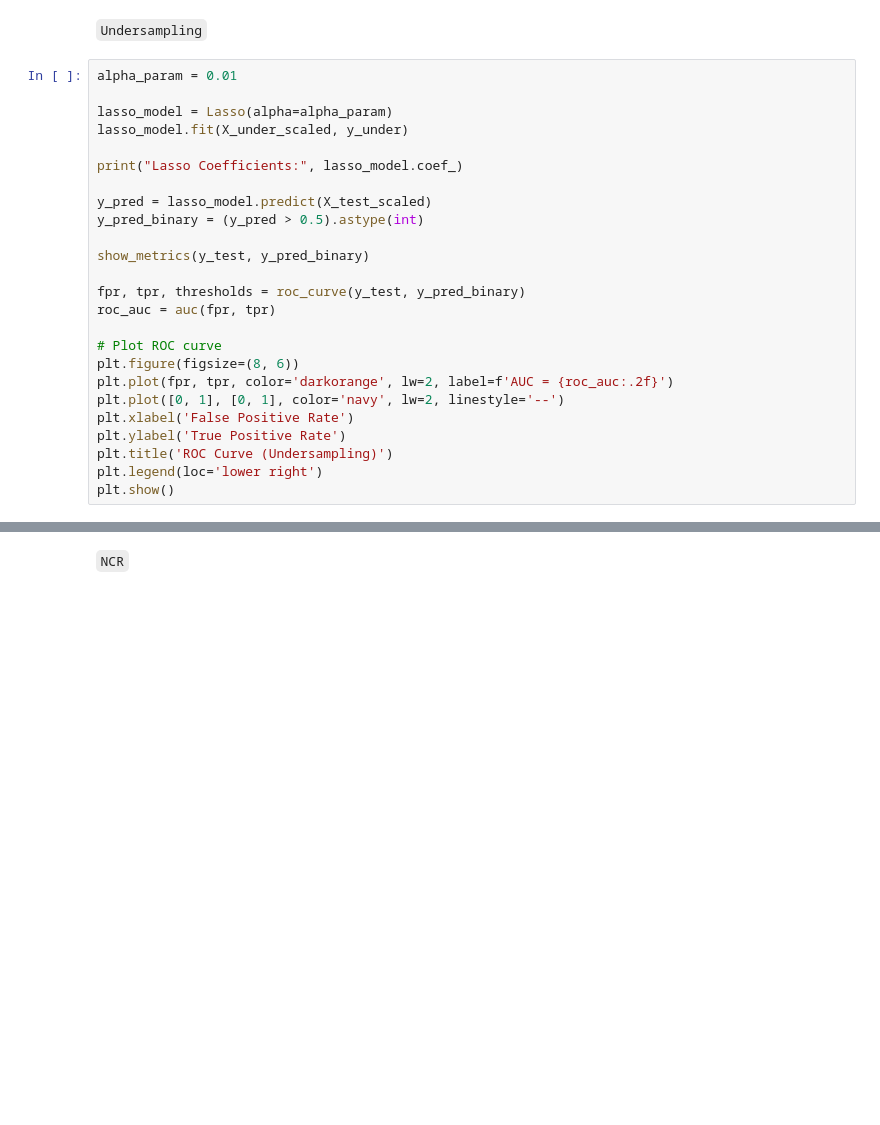
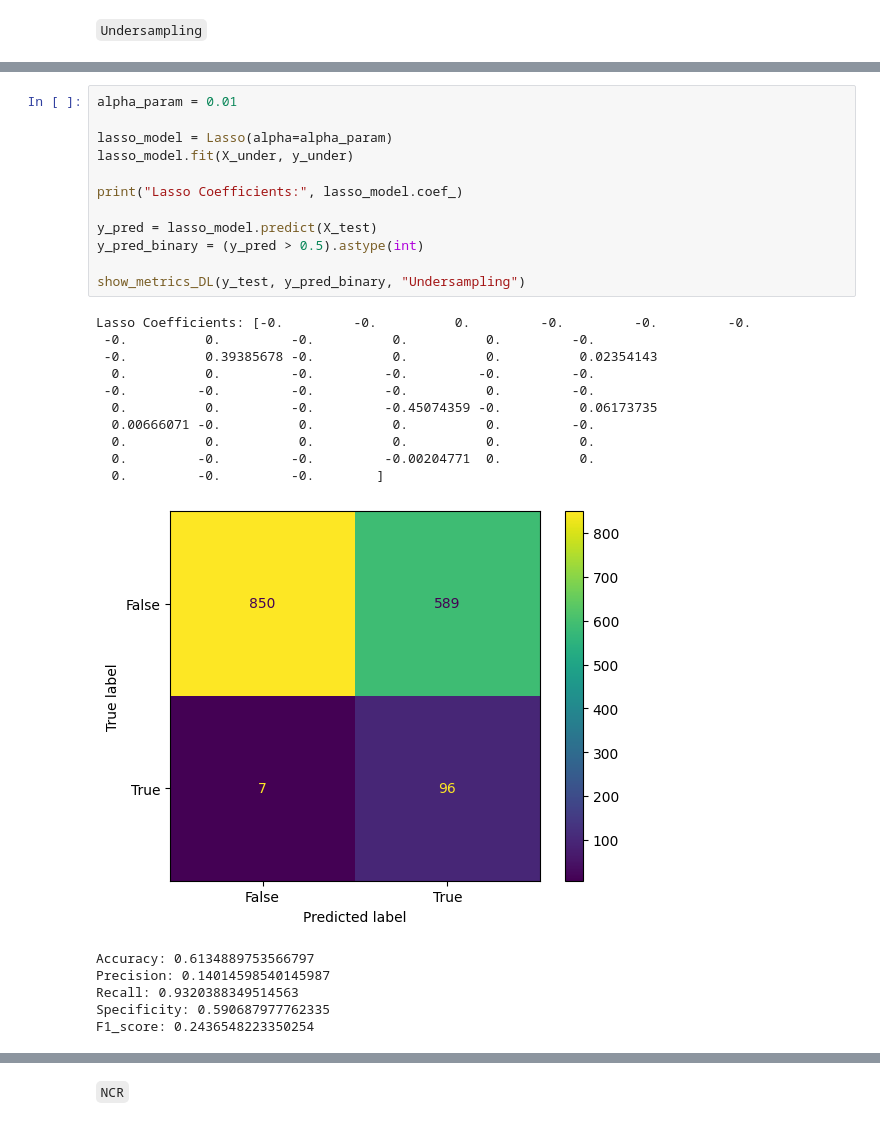
Before and after one commit to dapscc/bt4012_fraud, a Jupyter notebook: Lasso Regularization.ipynb, the cells around one changed output, grey strips where cells are left out. Saved outputs shown, nothing was run; the diff lists cells and outputs as text; blank space fills up the shorter version.

````diff
--- a/Lasso Regularization.ipynb
+++ b/Lasso Regularization.ipynb
@@ -168,27 +123,2 @@ F1_score: 0.24396442185514608
 # %% [markdown]
 ```Undersampling```
-# %%
-alpha_param = 0.01
-
-lasso_model = Lasso(alpha=alpha_param)
-lasso_model.fit(X_under_scaled, y_under)
-
-print("Lasso Coefficients:", lasso_model.coef_)
-
-y_pred = lasso_model.predict(X_test_scaled)
-y_pred_binary = (y_pred > 0.5).astype(int)
-
-show_metrics(y_test, y_pred_binary)
-
-fpr, tpr, thresholds = roc_curve(y_test, y_pred_binary)
-roc_auc = auc(fpr, tpr)
-
-# Plot ROC curve
-plt.figure(figsize=(8, 6))
-plt.plot(fpr, tpr, color='darkorange', lw=2, label=f'AUC = {roc_auc:.2f}')
-plt.plot([0, 1], [0, 1], color='navy', lw=2, linestyle='--')
-plt.xlabel('False Positive Rate')
-plt.ylabel('True Positive Rate')
-plt.title('ROC Curve (Undersampling)')
-plt.legend(loc='lower right')
-plt.show()
@@ -212,0 +125,29 @@ F1_score: 0.2436548223350254
+# %%
+alpha_param = 0.01
+
+lasso_model = Lasso(alpha=alpha_param)
+lasso_model.fit(X_under, y_under)
+
+print("Lasso Coefficients:", lasso_model.coef_)
+
+y_pred = lasso_model.predict(X_test)
+y_pred_binary = (y_pred > 0.5).astype(int)
+
+show_metrics_DL(y_test, y_pred_binary, "Undersampling")
+# %% [output]
+Lasso Coefficients: [-0.         -0.          0.         -0.         -0.         -0.
+ -0.          0.         -0.          0.          0.         -0.
+ -0.          0.39385678 -0.          0.          0.          0.02354143
+  0.          0.         -0.         -0.         -0.         -0.
+ -0.         -0.         -0.         -0.          0.         -0.
+  0.          0.         -0.         -0.45074359 -0.          0.06173735
+  0.00666071 -0.          0.          0.          0.         -0.
+  0.          0.          0.          0.          0.          0.
+  0.         -0.         -0.         -0.00204771  0.          0.
+  0.         -0.         -0.        ]
+[figure, added]
+Accuracy: 0.6134889753566797
+Precision: 0.14014598540145987
+Recall: 0.9320388349514563
+Specificity: 0.590687977762335
+F1_score: 0.2436548223350254
````
Also changed, not shown: parts of 15 cells of this notebook, 3 other files.
